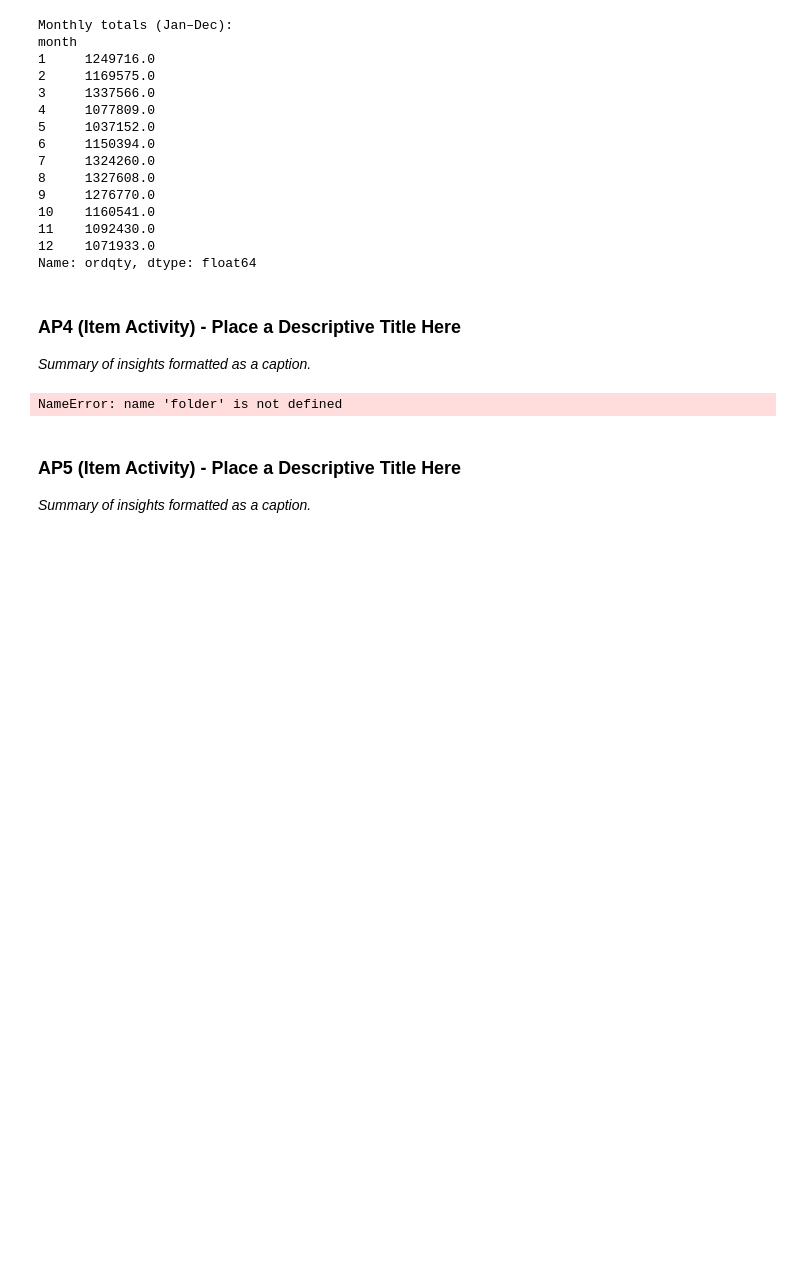
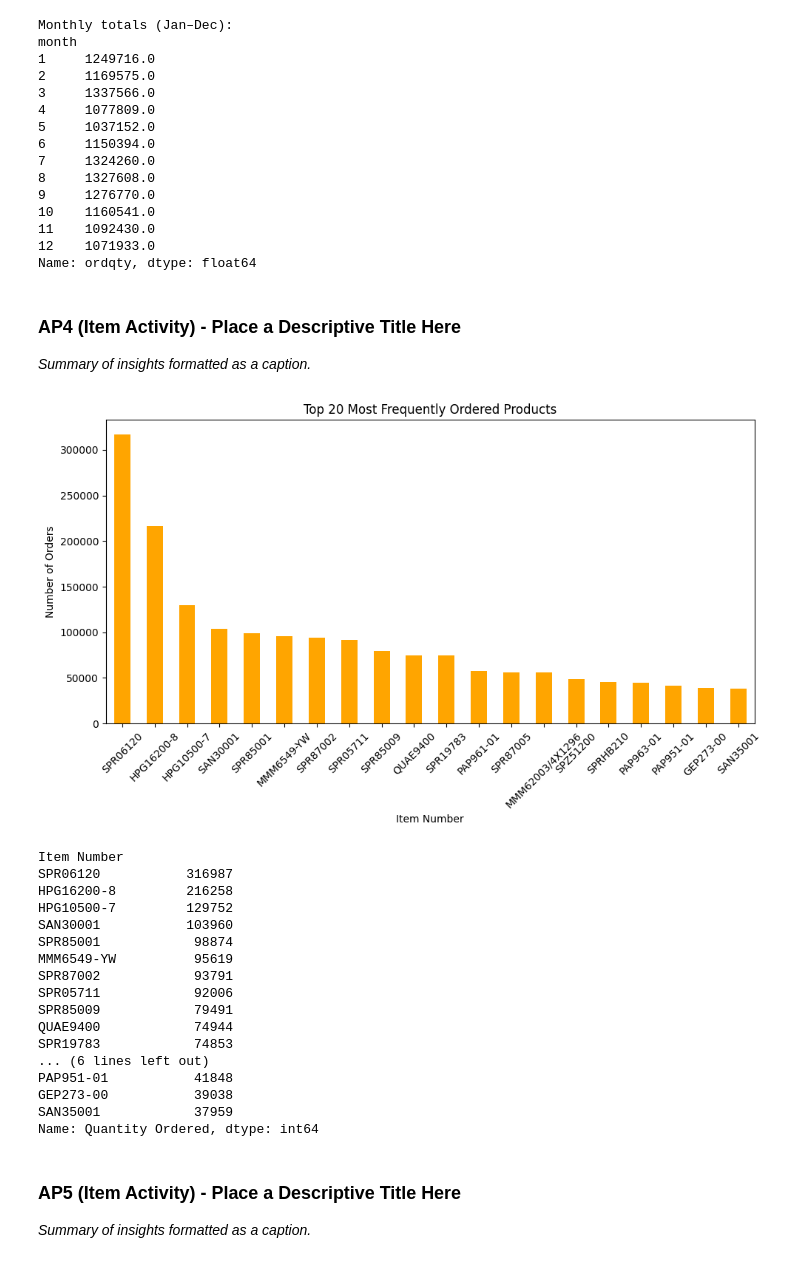
Before and after one commit to TSNijhuis/WarehousingAS1, a Jupyter notebook: wh-as_activity-profiling-template.ipynb, the cells around one changed output. Drawn from its saved outputs; the diff is of its cells as text; code cells hidden in the pictures; blank space fills up the shorter version.

```diff
--- a/wh-as_activity-profiling-template.ipynb
+++ b/wh-as_activity-profiling-template.ipynb
@@ -248,26 +241,47 @@ Name: ordqty, dtype: float64
 # %%
 import pandas as pd
 import matplotlib.pyplot as plt
 
-# Group item by 'item' and sum 'Quantity Ordered'
+# Load data
 item_quantity = (
-    pd.read_csv(folder / 'dc23Sales04.txt', sep='\t').groupby('item')['Quantity Ordered'].sum().sort_values(ascending=False)
+    pd.read_csv(folder / 'ITEMDATAV2.txt', sep="\t").groupby('Item Number')['Quantity Ordered'].sum().sort_values(ascending=False)
 )
 
-#plot
+# Select top N products (e.g., top 20)
+top_n = 20
+top_items = item_quantity.head(top_n)
+
+# Plot
 fig, ax = plt.subplots(figsize=(10, 6))
-item_quantity.plot(kind="bar", ax=ax, color="skyblue")
-ax.set_ylabel("Total Quantity Ordered")
+top_items.plot(kind="bar", ax=ax, color="orange")
+ax.set_ylabel("Number of Orders")
 ax.set_xlabel("Item Number")
-ax.set_title("Total Quantity Ordered by Item Number")
+ax.set_title(f"Top {top_n} Most Frequently Ordered Products")
 ax.tick_params(axis="x", labelrotation=45)
 
 plt.tight_layout()
 plt.show()
 
-print(item_quantity)
+print(top_items)
 # %% [output]
+[figure, added]
-NameError: name 'folder' is not defined
+Item Number
+SPR06120           316987
+HPG16200-8         216258
+HPG10500-7         129752
+SAN30001           103960
+SPR85001            98874
+MMM6549-YW          95619
+SPR87002            93791
+SPR05711            92006
+SPR85009            79491
+QUAE9400            74944
+SPR19783            74853
+... (6 lines left out)
+PAP951-01           41848
+GEP273-00           39038
+SAN35001            37959
+Name: Quantity Ordered, dtype: int64
 # %% [markdown]
 ### AP5 (Item Activity) - Place a Descriptive Title Here
 
```
Also changed, not shown: parts of 6 cells of this notebook.
